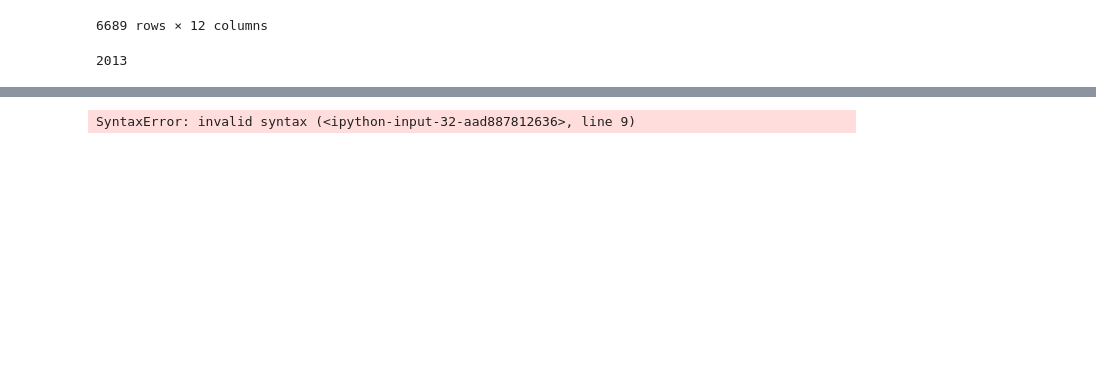
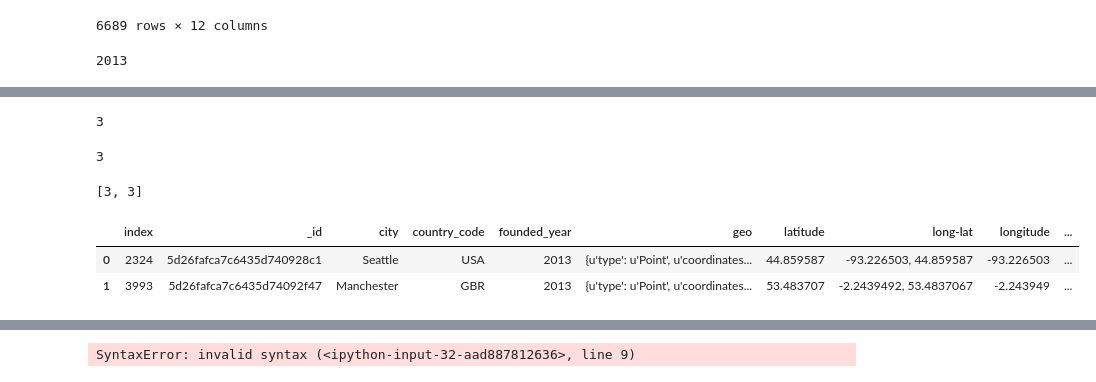
Before and after one commit to Mgraciaverdura/visualizing-real-world-data-project, a Jupyter notebook: df_geopoint-Copy2.ipynb, the cells around one changed output, grey strips where cells are left out. Drawn from its saved outputs; the diff is of its cells as text; code cells hidden in the pictures; blank space fills up the shorter version.

Commit message:
trabajo con api para buscar requisitos

```diff
--- a/df_geopoint-Copy2.ipynb
+++ b/df_geopoint-Copy2.ipynb
@@ -93,0 +137,66 @@ dataset
+# %%
+#ME QUIERO ASEGURAR DE QUE EL NÚMERO DE STARBUCKS ES CORRECTO PARA LA EMPRESA GIMIGO
+#CASO GIMIGO - STARBUCKS
+output_file = "json"
+coor = "44.859587,-93.226503"
+radius = "1500"
+type_= "coffee"
+keywords = "starbucks"
+API_KEY= ''
+with open("token.py") as file:
+    API_KEY = file.read().strip().replace('token_maps = ', '')
+url = "https://maps.googleapis.com/maps/api/place/nearbysearch/"+ output_file +"?location="+coor +"&radius=" +radius+ "&type="+type_+"&keyword="+keywords + "&key="+ API_KEY
+res = requests.get(url)
+data = res.json()
+print(len(data))
+# %% [output]
+3
+# %%
+#ME QUIERO ASEGURAR DE QUE EL NÚMERO DE STARBUCKS ES CORRECTO PARA LA EMPRESA
+#CASO CLOWDI - STARBUCKS
+output_file = "json"
+coor = "53.483707,-2.2439492"
+radius = "1500"
+type_= "coffee"
+keywords = "starbucks"
+API_KEY= ''
+with open("token.py") as file:
+    API_KEY = file.read().strip().replace('token_maps = ', '')
+url = "https://maps.googleapis.com/maps/api/place/nearbysearch/"+ output_file +"?location="+coor +"&radius=" +radius+ "&type="+type_+"&keyword="+keywords + "&key="+ API_KEY
+res = requests.get(url)
+data = res.json()
+print(len(data))
+# %% [output]
+3
+# %%
+#AÑADIR COLUMNA CON NÚMERO DE NURSERIES A 1500 METROS DE RADIO
+output_file = "json"
+location = "-93.226503, 44.859587"
+radius = "1000"
+type_= "school"
+keywords = "nursery"
+API_KEY= ''
+with open("token.py") as file:
+    API_KEY = file.read().strip().replace('token_maps = ', '')
+
+
+#print (dataset.latitude)
+lista_nursery=[]
+for i in range(len(dataset)):
+    coor = dataset["latitude"][i].astype(str) + ", " + dataset["longitude"][i].astype(str)
+    url = "https://maps.googleapis.com/maps/api/place/nearbysearch/"+ output_file +"?location="+coor +"&radius=" +radius+ "&type="+type_+"&keyword="+keywords + "&key="+ API_KEY
+    res = requests.get(url)
+    data = res.json()
+    lista_nursery.append(len(data))
+    #print(len(data))
+print(lista_nursery)
+# %% [output]
+[3, 3]
+# %%
+dataset["number of nurseries"] = lista_nursery
+# %%
+dataset.head()
+# %% [output]
+|  | index | _id | city | country_code | founded_year | geo | latitude | long-lat | longitude | ... |
+| 0 | 2324 | 5d26fafca7c6435d740928c1 | Seattle | USA | 2013 | {u'type': u'Point', u'coordinates... | 44.859587 | -93.226503, 44.859587 | -93.226503 | ... |
+| 1 | 3993 | 5d26fafca7c6435d74092f47 | Manchester | GBR | 2013 | {u'type': u'Point', u'coordinates... | 53.483707 | -2.2439492, 53.4837067 | -2.243949 | ... |
```
Also changed, not shown: parts of 16 cells of this notebook.
